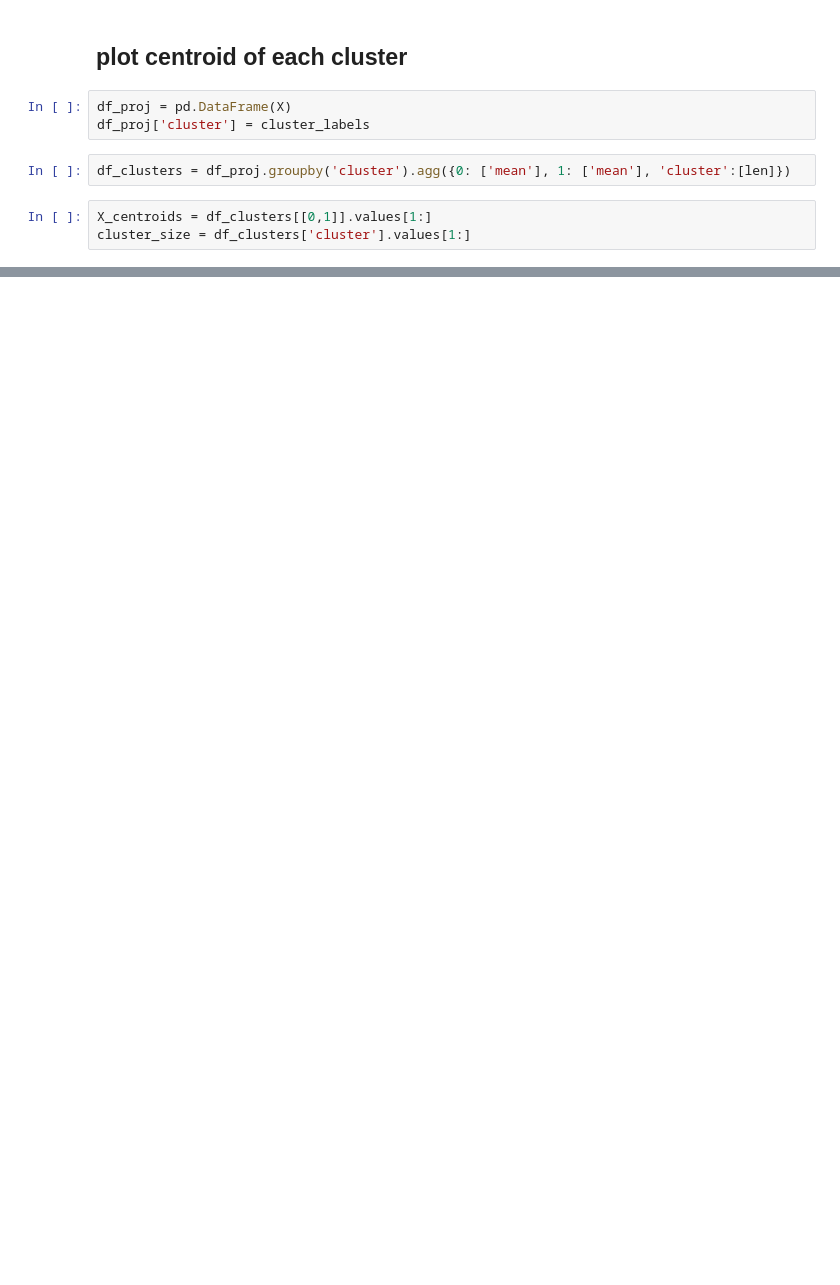
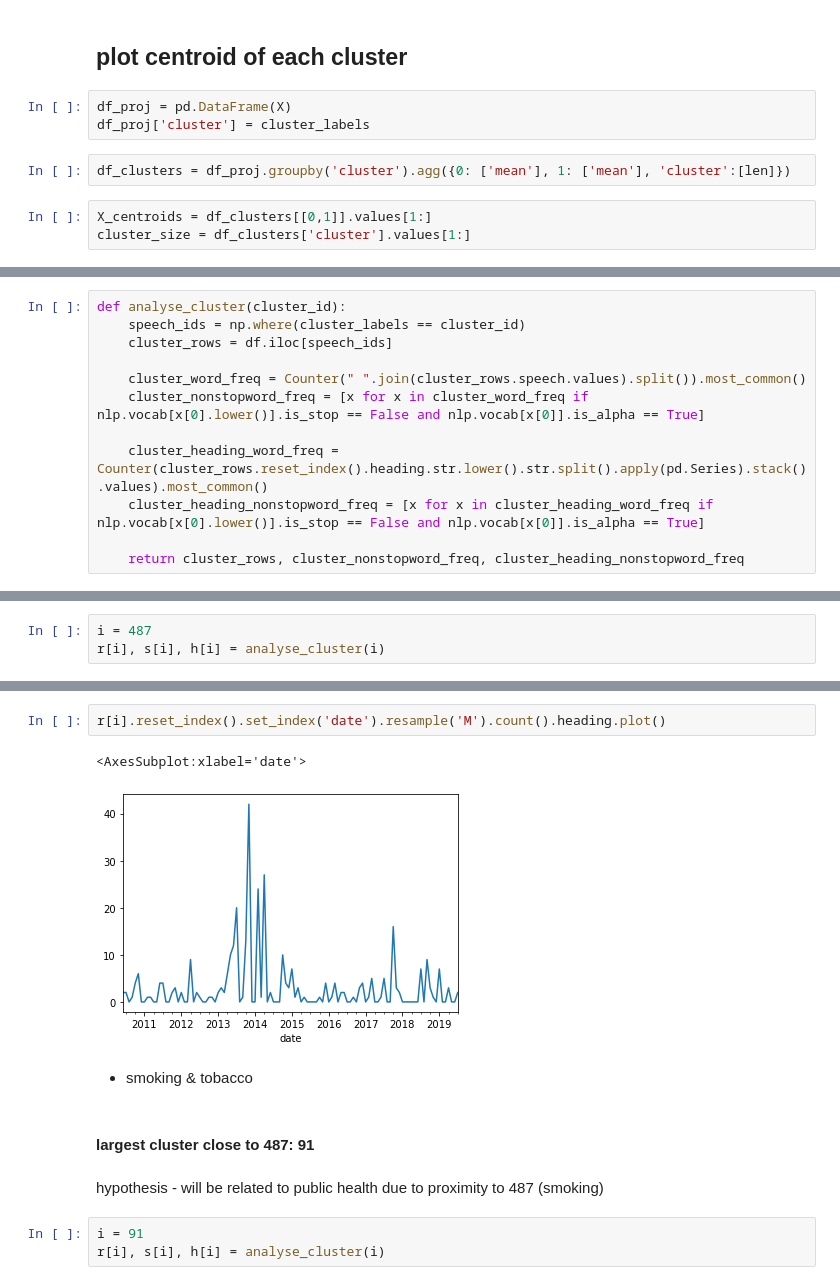
Before and after one commit to bendennes/hansard-nlp, a Jupyter notebook: 4_sentence_embedding.ipynb, the cells around one changed output, grey strips where cells are left out. Cells and saved outputs as stored; diff of their text form; blank space fills up the shorter version.

```diff
--- a/4_sentence_embedding.ipynb
+++ b/4_sentence_embedding.ipynb
@@ -287,0 +249,12 @@ plt.scatter(X_centroids[:,0], X_centroids[:,1], s=cluster_size/2, alpha=0.2)
+# %%
+def analyse_cluster(cluster_id):
+    speech_ids = np.where(cluster_labels == cluster_id)
+    cluster_rows = df.iloc[speech_ids]
+
+    cluster_word_freq = Counter(" ".join(cluster_rows.speech.values).split()).most_common()
+    cluster_nonstopword_freq = [x for x in cluster_word_freq if nlp.vocab[x[0].lower()].is_stop == False and nlp.vocab[x[0]].is_alpha == True]
+
+    cluster_heading_word_freq = Counter(cluster_rows.reset_index().heading.str.lower().str.split().apply(pd.Series).stack().values).most_common()
+    cluster_heading_nonstopword_freq = [x for x in cluster_heading_word_freq if nlp.vocab[x[0].lower()].is_stop == False and nlp.vocab[x[0]].is_alpha == True]
+
+    return cluster_rows, cluster_nonstopword_freq, cluster_heading_nonstopword_freq
@@ -287,0 +445,3 @@ plt.scatter(X_centroids[:,0], X_centroids[:,1], s=cluster_size/2, alpha=0.2)
+# %%
+i = 487
+r[i], s[i], h[i] = analyse_cluster(i)
@@ -287,0 +474,14 @@ plt.scatter(X_centroids[:,0], X_centroids[:,1], s=cluster_size/2, alpha=0.2)
+# %%
+r[i].reset_index().set_index('date').resample('M').count().heading.plot()
+# %% [output]
+<AxesSubplot:xlabel='date'>
+[figure, added]
+# %% [markdown]
+* smoking & tobacco
+# %% [markdown]
+#### largest cluster close to 487: 91
+# %% [markdown]
+hypothesis - will be related to public health due to proximity to 487 (smoking)
+# %%
+i = 91
+r[i], s[i], h[i] = analyse_cluster(i)
```
Also changed, not shown: parts of 55 cells of this notebook.
